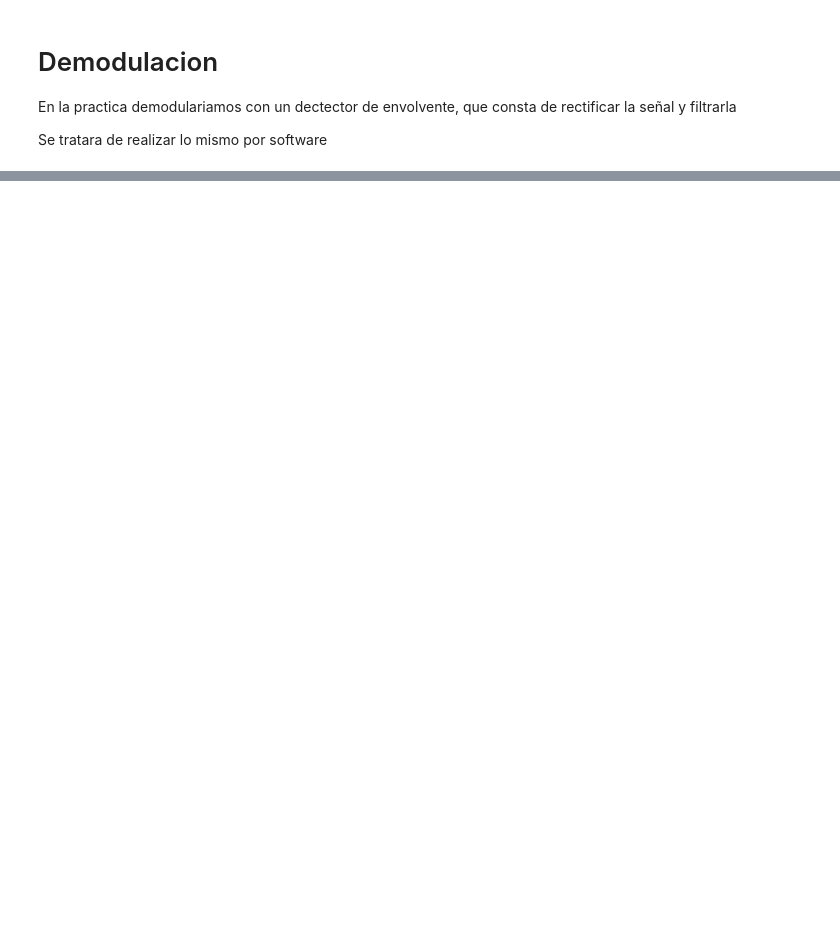
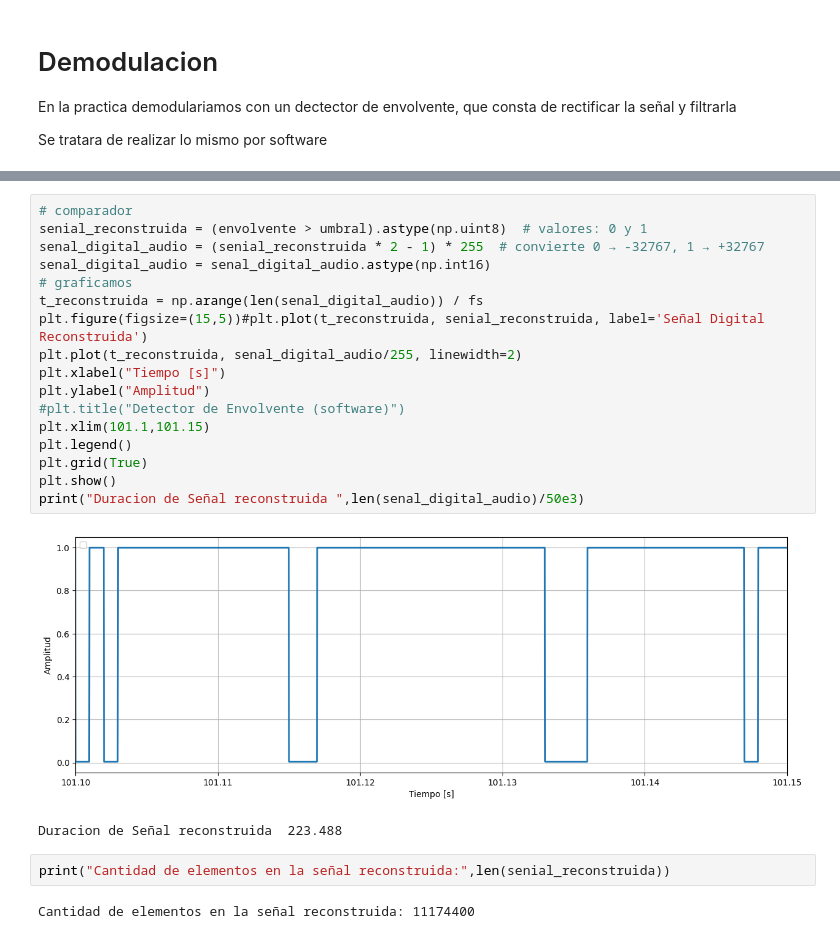
Before and after one commit to UlisesUberti/Proyecto_Seniales_Electricas, a Jupyter notebook: src/Receptor.ipynb, the cells around one changed output, grey strips where cells are left out. Cells and saved outputs as stored; diff of their text form; blank space fills up the shorter version.

```diff
--- a/src/Receptor.ipynb
+++ b/src/Receptor.ipynb
@@ -38,0 +106,24 @@ Senial_OOK_Rectificada = np.abs(Senial_OOK)
+# %%
+# comparador
+senial_reconstruida = (envolvente > umbral).astype(np.uint8)  # valores: 0 y 1
+senal_digital_audio = (senial_reconstruida * 2 - 1) * 255  # convierte 0 → -32767, 1 → +32767
+senal_digital_audio = senal_digital_audio.astype(np.int16)
+# graficamos
+t_reconstruida = np.arange(len(senal_digital_audio)) / fs
+plt.figure(figsize=(15,5))#plt.plot(t_reconstruida, senial_reconstruida, label='Señal Digital Reconstruida')
+plt.plot(t_reconstruida, senal_digital_audio/255, linewidth=2)
+plt.xlabel("Tiempo [s]")
+plt.ylabel("Amplitud")
+#plt.title("Detector de Envolvente (software)")
+plt.xlim(101.1,101.15)
+plt.legend()
+plt.grid(True)
+plt.show()
+print("Duracion de Señal reconstruida ",len(senal_digital_audio)/50e3)
+# %% [output]
+[figure, added]
+Duracion de Señal reconstruida  223.488
+# %%
+print("Cantidad de elementos en la señal reconstruida:",len(senial_reconstruida))
+# %% [output]
+Cantidad de elementos en la señal reconstruida: 11174400
```
Also changed, not shown: parts of 14 cells of this notebook, 6 other files.
